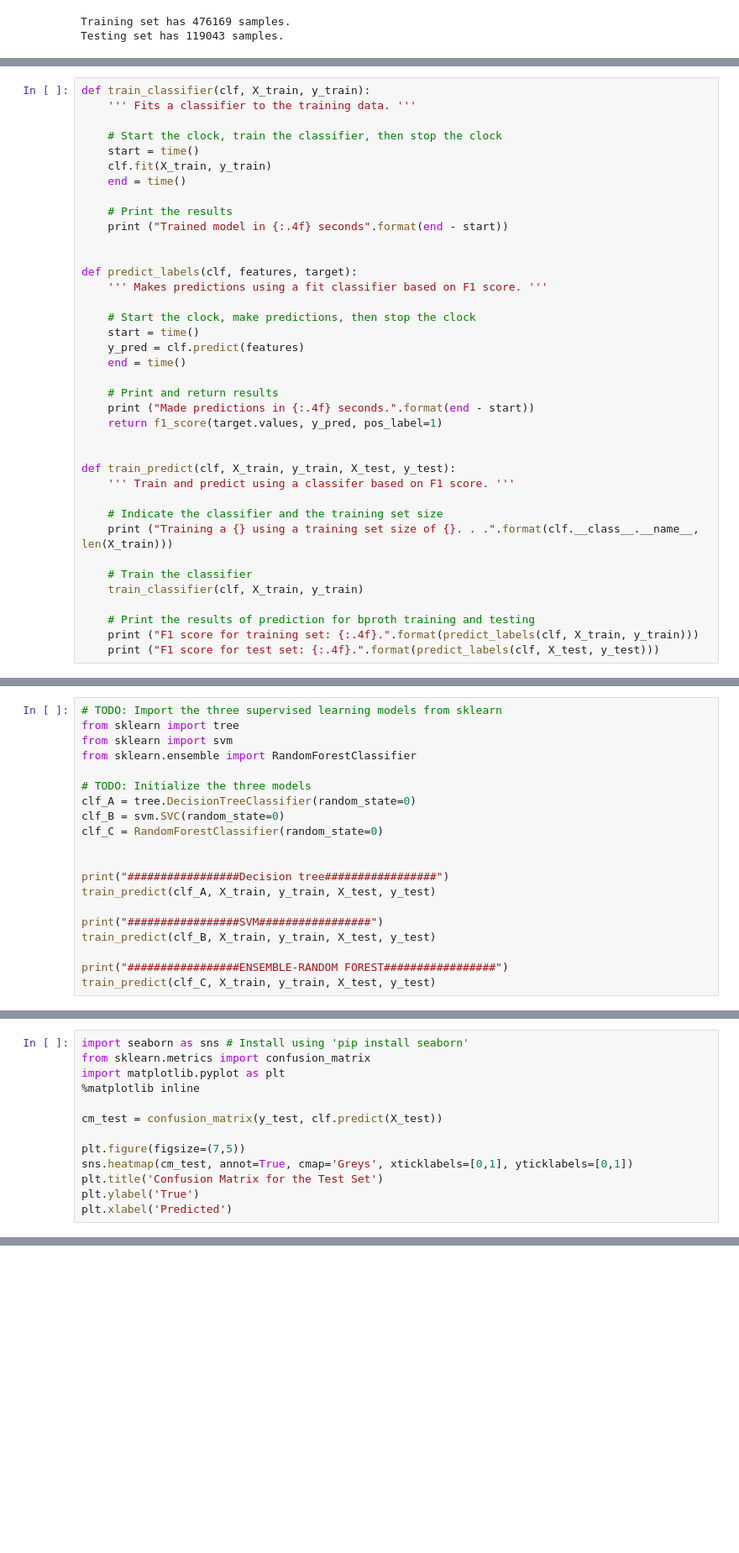
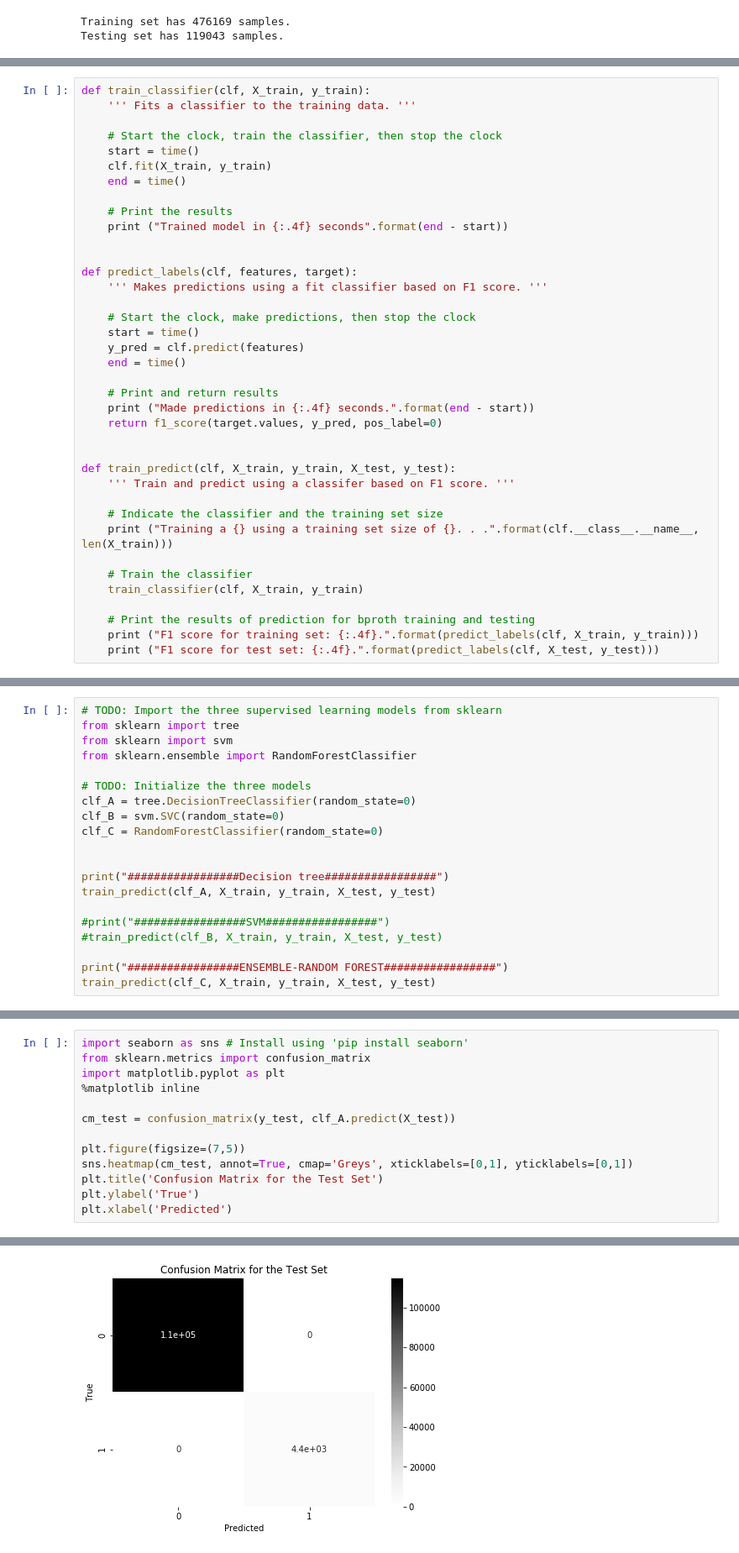
Before and after one commit to DrigoDomingos/python, a Jupyter notebook: ps/xp.ipynb, the cells around one changed output, grey strips where cells are left out. Shown at 84% size. Cells and saved outputs as stored; diff of their text form; blank space fills up the shorter version.

```diff
--- a/ps/xp.ipynb
+++ b/ps/xp.ipynb
@@ -265,7 +265,7 @@ def predict_labels(clf, features, target):
 
     # Print and return results
     print ("Made predictions in {:.4f} seconds.".format(end - start))
-    return f1_score(target.values, y_pred, pos_label=1)
+    return f1_score(target.values, y_pred, pos_label=0)
 
 
 def train_predict(clf, X_train, y_train, X_test, y_test):
@@ -306,8 +306,8 @@ clf_C = RandomForestClassifier(random_state=0)
 print("#################Decision tree#################")
 train_predict(clf_A, X_train, y_train, X_test, y_test)
 
-print("#################SVM#################")
-train_predict(clf_B, X_train, y_train, X_test, y_test)
+#print("#################SVM#################")
+#train_predict(clf_B, X_train, y_train, X_test, y_test)
 
 print("#################ENSEMBLE-RANDOM FOREST#################")
 train_predict(clf_C, X_train, y_train, X_test, y_test)
@@ -444,10 +363,11 @@ from sklearn.metrics import confusion_matrix
 import matplotlib.pyplot as plt
 %matplotlib inline
 
-cm_test = confusion_matrix(y_test, clf.predict(X_test))
+cm_test = confusion_matrix(y_test, clf_A.predict(X_test))
 
 plt.figure(figsize=(7,5))
 sns.heatmap(cm_test, annot=True, cmap='Greys', xticklabels=[0,1], yticklabels=[0,1])
 plt.title('Confusion Matrix for the Test Set')
 plt.ylabel('True')
 plt.xlabel('Predicted')
+# %% [output]
@@ -453,0 +375 @@ plt.xlabel('Predicted')
+[figure, added]
```
Also changed, not shown: parts of 15 cells of this notebook.
